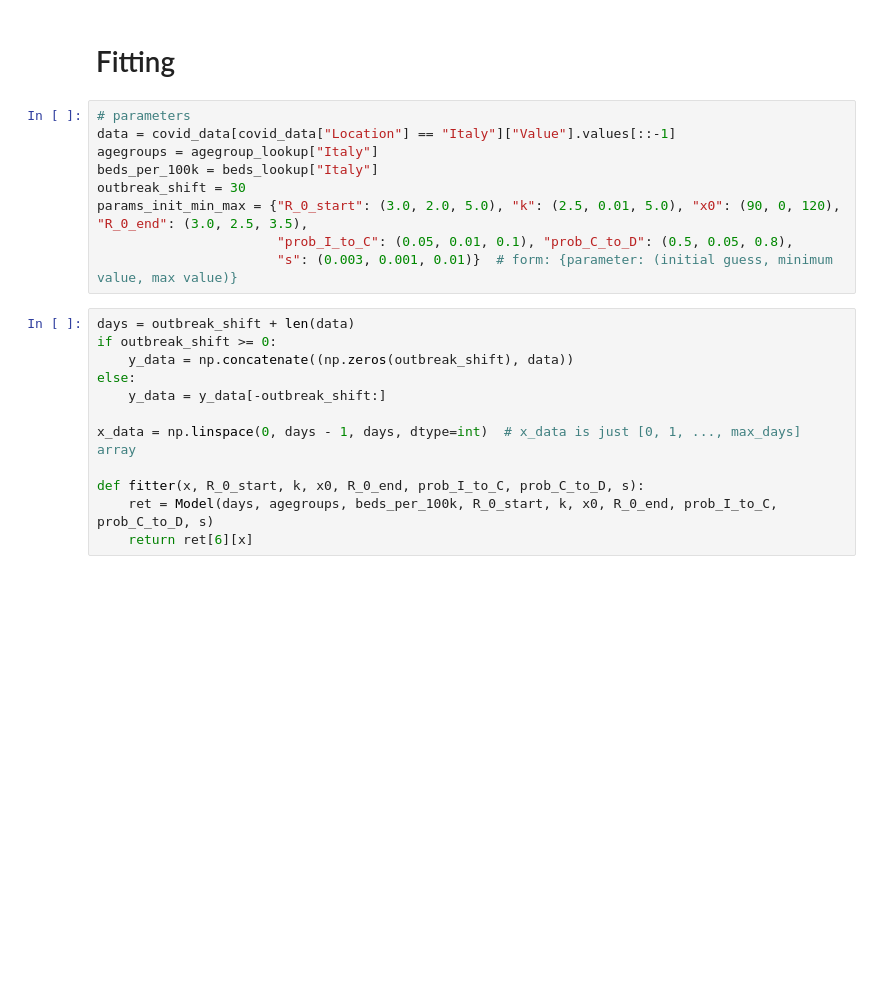
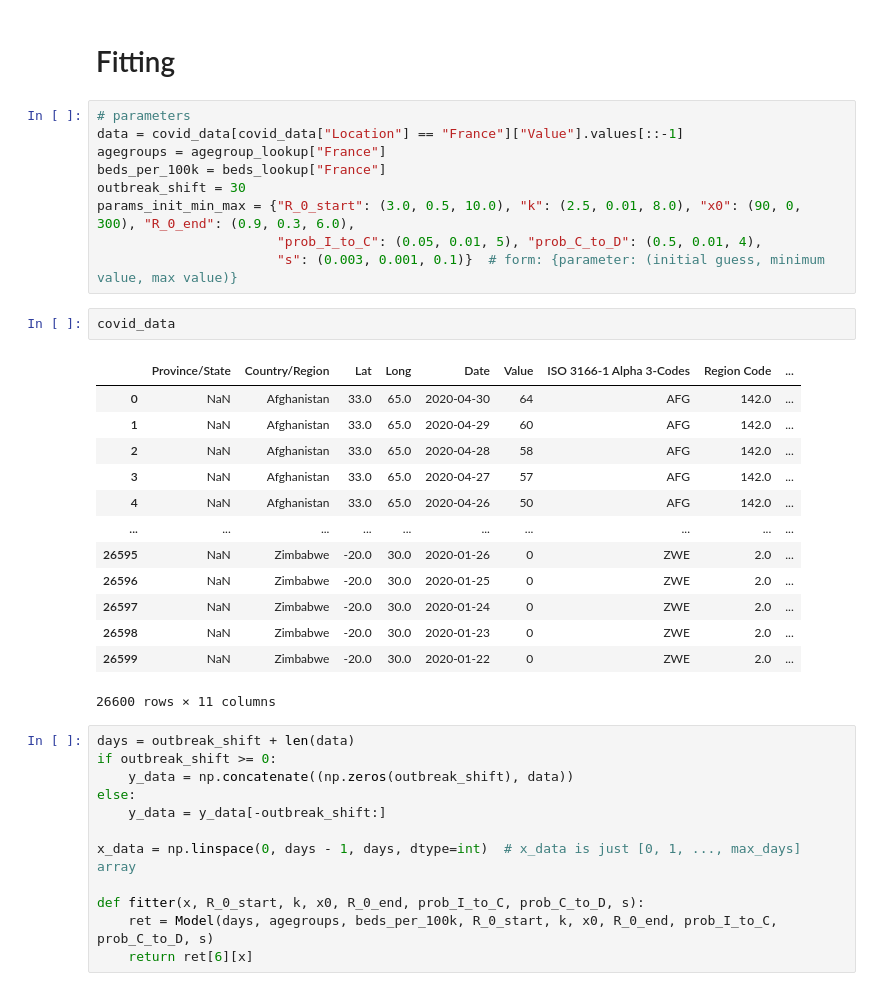
Before and after one commit to RobindeGrootNL/COVID-19-Data-Driven-Policy-Advisor-Tool, a Jupyter notebook: python/model/NotebookTowardsDSBlog/infectious_disease_modelling-master/part_three.ipynb, the cells around one changed output. Saved outputs shown, nothing was run; the diff lists cells and outputs as text; blank space fills up the shorter version.

```diff
--- a/python/model/NotebookTowardsDSBlog/infectious_disease_modelling-master/part_three.ipynb
+++ b/python/model/NotebookTowardsDSBlog/infectious_disease_modelling-master/part_three.ipynb
@@ -281,13 +281,29 @@ percentage going to ICU: 5.0; percentage dying in ICU: 60.0
 # Fitting
 # %%
 # parameters
-data = covid_data[covid_data["Location"] == "Italy"]["Value"].values[::-1]
-agegroups = agegroup_lookup["Italy"]
-beds_per_100k = beds_lookup["Italy"]
+data = covid_data[covid_data["Location"] == "France"]["Value"].values[::-1]
+agegroups = agegroup_lookup["France"]
+beds_per_100k = beds_lookup["France"]
 outbreak_shift = 30
-params_init_min_max = {"R_0_start": (3.0, 2.0, 5.0), "k": (2.5, 0.01, 5.0), "x0": (90, 0, 120), "R_0_end": (3.0, 2.5, 3.5),
-                       "prob_I_to_C": (0.05, 0.01, 0.1), "prob_C_to_D": (0.5, 0.05, 0.8),
-                       "s": (0.003, 0.001, 0.01)}  # form: {parameter: (initial guess, minimum value, max value)}
+params_init_min_max = {"R_0_start": (3.0, 0.5, 10.0), "k": (2.5, 0.01, 8.0), "x0": (90, 0, 300), "R_0_end": (0.9, 0.3, 6.0),
+                       "prob_I_to_C": (0.05, 0.01, 5), "prob_C_to_D": (0.5, 0.01, 4),
+                       "s": (0.003, 0.001, 0.1)}  # form: {parameter: (initial guess, minimum value, max value)}
+# %%
+covid_data
+# %% [output]
+|  | Province/State | Country/Region | Lat | Long | Date | Value | ISO 3166-1 Alpha 3-Codes | Region Code | ... |
+| 0 | NaN | Afghanistan | 33.0 | 65.0 | 2020-04-30 | 64 | AFG | 142.0 | ... |
+| 1 | NaN | Afghanistan | 33.0 | 65.0 | 2020-04-29 | 60 | AFG | 142.0 | ... |
+| 2 | NaN | Afghanistan | 33.0 | 65.0 | 2020-04-28 | 58 | AFG | 142.0 | ... |
+| 3 | NaN | Afghanistan | 33.0 | 65.0 | 2020-04-27 | 57 | AFG | 142.0 | ... |
+| 4 | NaN | Afghanistan | 33.0 | 65.0 | 2020-04-26 | 50 | AFG | 142.0 | ... |
+| ... | ... | ... | ... | ... | ... | ... | ... | ... | ... |
+| 26595 | NaN | Zimbabwe | -20.0 | 30.0 | 2020-01-26 | 0 | ZWE | 2.0 | ... |
+| 26596 | NaN | Zimbabwe | -20.0 | 30.0 | 2020-01-25 | 0 | ZWE | 2.0 | ... |
+| 26597 | NaN | Zimbabwe | -20.0 | 30.0 | 2020-01-24 | 0 | ZWE | 2.0 | ... |
+| 26598 | NaN | Zimbabwe | -20.0 | 30.0 | 2020-01-23 | 0 | ZWE | 2.0 | ... |
+| 26599 | NaN | Zimbabwe | -20.0 | 30.0 | 2020-01-22 | 0 | ZWE | 2.0 | ... |
+26600 rows × 11 columns
 # %%
 days = outbreak_shift + len(data)
 if outbreak_shift >= 0:
```
Also changed, not shown: parts of 4 cells of this notebook, 2 other files.
